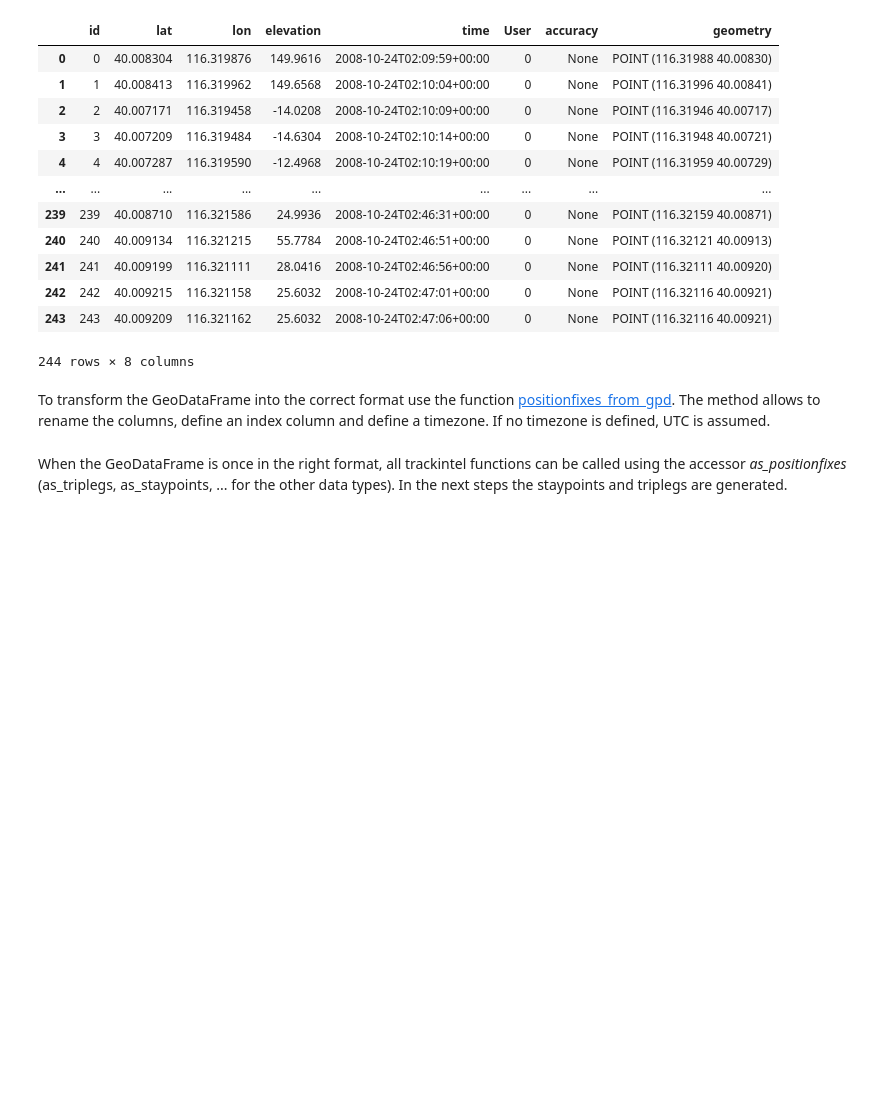
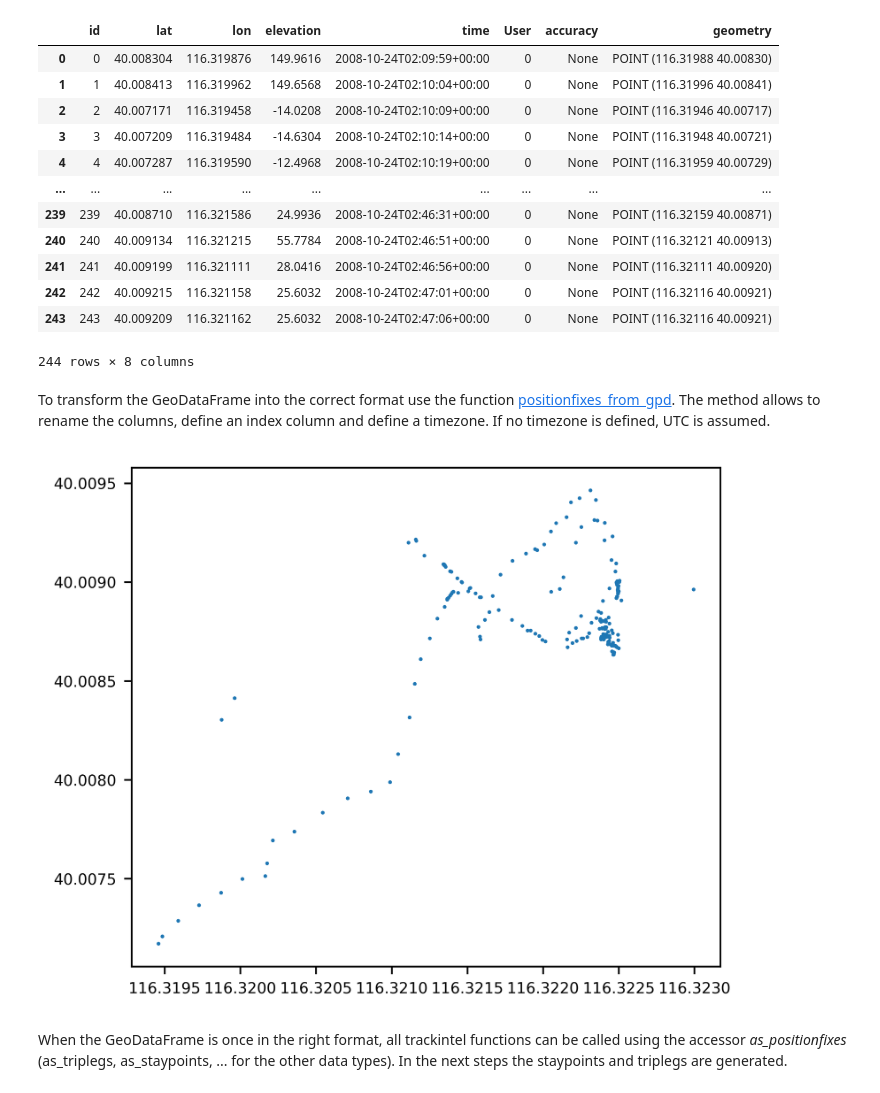
Before and after one commit to mie-lab/trackintel, a Jupyter notebook: examples/trackintel_basic_tutorial.ipynb, the cells around one changed output. Saved outputs shown, nothing was run; the diff lists cells and outputs as text; code cells hidden in the pictures; blank space fills up the shorter version.

```diff
--- a/examples/trackintel_basic_tutorial.ipynb
+++ b/examples/trackintel_basic_tutorial.ipynb
@@ -47,6 +47,9 @@ To transform the GeoDataFrame into the correct format use the function [position
 # %%
 pfs = ti.io.from_geopandas.positionfixes_from_gpd(gdf, tz='UTC',
                                                   mapper={'User':'user_id','time':'tracked_at', 'geometry':'geom'})
+pfs.as_positionfixes.plot()
+# %% [output]
+[figure, added]
 # %% [markdown]
 When the GeoDataFrame is once in the right format, all trackintel functions can be called using the accessor _as_positionfixes_ (as_triplegs, as_staypoints, ... for the other data types). In the next steps the staypoints and triplegs are generated.
 # %%
```
Also changed, not shown: parts of 6 cells of this notebook, 1 other file.
